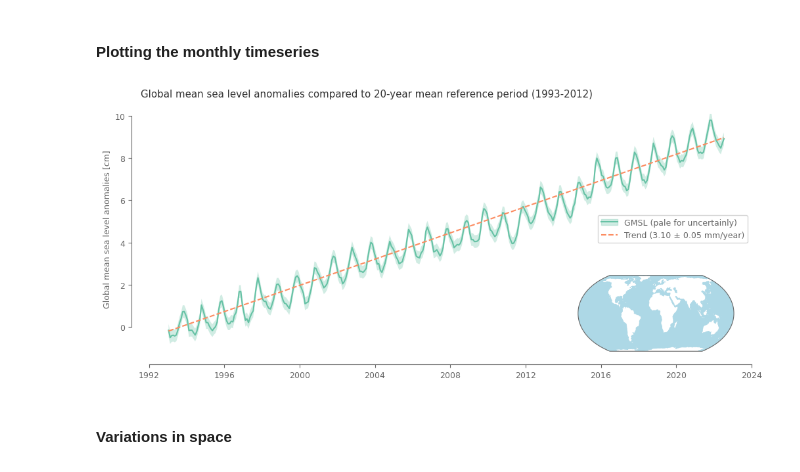
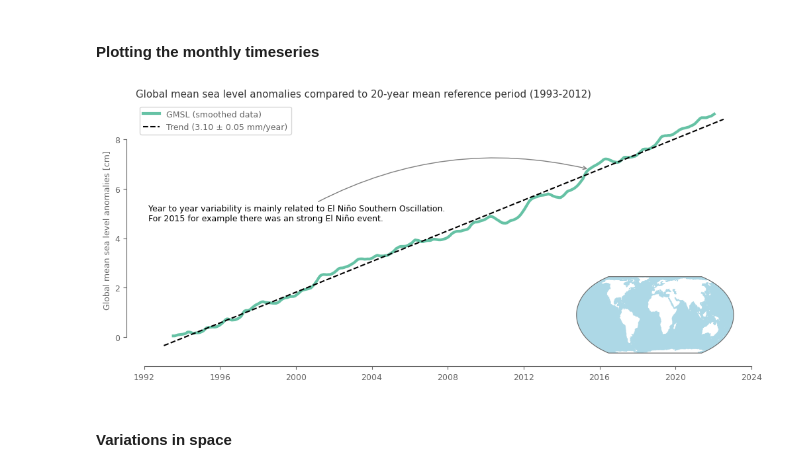
Before and after one commit to ECMWFCode4Earth/sketchbook-earth, a Jupyter notebook: tutorials/04_sea_level/04_sea_level.ipynb, the cells around one changed output. Drawn from its saved outputs; the diff is of its cells as text; code cells hidden in the pictures.

Commit message:
added processed data from Marine Copernicus, and daily data from CDS

```diff
--- a/tutorials/04_sea_level/04_sea_level.ipynb
+++ b/tutorials/04_sea_level/04_sea_level.ipynb
@@ -339,0 +371,18 @@ global_trend = xr.apply_ufunc(linregress_1d,
+# %%
+period_of_interest = {
+    'Full': {'year': slice(1993, 2022)},
+    'Half1': {'year': slice(1993, 2007)},
+    'Half2': {'year': slice(2008, 2022)},
+}
+# %%
+global_trend = []
+for name, period in period_of_interest.items():
+    data = global_average_annual_sla.sel(period) # select the period of interest
+    trend = xr.apply_ufunc(linregress_1d,
+                           data*1e3, data.year.values, # get the data from m to mm
+                           input_core_dims=[["year"], ['t']], output_core_dims=['a'], vectorize=True) # get 1st order linear trend
+    trend = trend.assign_coords({'period': name})
+    global_trend.append(trend)
+
+global_trend = xr.concat(global_trend, dim='period')
+global_trend.isel(a=0)
@@ -341,4 +397,4 @@ global_trend = xr.apply_ufunc(linregress_1d,
 Caclulate fitted values for the linear trend.
 # %%
 time_float = global_average_sla.time.dt.year + global_average_sla.time.dt.dayofyear/365 # get monthly time as float
-linear_fit = global_trend[0]*time_float + global_trend[1] # use the time_float and the coefficients of global_trend to fit the data
+linear_fit = global_trend.sel(period='Full')[0]*time_float + global_trend.sel(period='Full')[1] # get fitted timeseries based on linear trend
@@ -360,31 +402,48 @@ linear_fit = global_trend[0]*time_float + global_trend[1] # use the time_float a
 #### Plotting the monthly timeseries
 # %%
 fig, ax = plt.subplots(1, 1, figsize=(12, 5)) # create the figure and define subplots and figure size
-p1 = (100*global_average_sla).plot(ax=ax) # plot in cm rather than m that is the unit of the data
-ax.fill_between(global_average_sla.time.values, 100*global_average_sla-.3, 100*global_average_sla+.3, alpha=.3)
-p2 = ax.fill(np.NaN, np.NaN, alpha=0.3, color=p1[0].get_color()) # auxiliary plot with no data that is needed for the legend
-p3 = (.1*linear_fit).plot(ax=ax, linestyle='--') # plot the trend data (need to convert to cm from mm)
-ax.legend([(p2[0], p1[0]), p3[0]],
-          ['GMSL (pale for uncertainly)', f'Trend ({global_trend[0]:0.2f} \u00B1 {global_trend[4]:0.2f} mm/year)'], loc=5) # add legend
 
+p1 = (100*temp_smoothed).plot(ax=ax, linewidth=3) # plot in cm rather than m that is the unit of the data
+p2 = (.1*linear_fit).plot(ax=ax, linestyle='--', color='black') # plot the trend data (need to convert to cm from mm)
+
+ax.legend([p1[0], p2[0]],
+          ['GMSL (smoothed data)',
+          f"Trend ({global_trend.sel(period='Full')[0]:0.2f} \u00B1 {global_trend.sel(period='Full')[4]:0.2f} mm/year)"],
+          loc=2) # add legend
+
+
+# formatting the figure
 sns.despine(ax=ax, trim=True, offset=10) # trimming the y and x axis to be visible only from the first till the last tick
 ax.xaxis.set_major_formatter(mdates.DateFormatter('%Y')) # formatting is needed cause the above line breaks the time xticklabels
 
 ax.set_xlabel('') # remove the title from the horizontal axis
 ax.set_ylabel('Global mean sea level anomalies [cm]') # set title in vertical axis
 ax.set_title('Global mean sea level anomalies compared to 20-year mean reference period (1993-2012)') # set title for the subplot
+
 
 # add a small map showing the spatial domain that was used to derive the timeseries. This will be done with the help of inset_axes
 axins = inset_axes(ax, # define the parent subplot
                    width="30%", height="30%", loc="lower right", # give dimensions and location of the nested subplot
                    axes_class=cartopy.mpl.geoaxes.GeoAxes, # define subplot class so that geospatial data can be used
                    axes_kwargs=dict(projection=ccrs.EqualEarth()) # assign a projection in the nested subplot
                    )
 axins.add_feature(cfeature.OCEAN, color='lightblue', lw=.5) # add the oceans as polygons from the cartopy library
 
+# add text regarding the increase of sea level in 2015
+desc = 'Year to year variability is mainly related to El Niño Southern Oscillation.\nFor 2015 for example there was an strong El Niño event.'
+ax.annotate(
+               desc,
+               xy=(pd.to_datetime('20150615'), temp_smoothed.sel(time=pd.to_datetime('20150615'))*100),
+               xytext=(0.02, 0.6),
+               color='black',
+               textcoords=ax.transAxes,
+               ha='left', va='top',
+               arrowprops=dict(arrowstyle='->', color='grey', connectionstyle='arc3,rad=-0.2')
+            )
+
 plt.show()
 # %% [output]
-[figure, old version]
+[figure, new version]
 # %% [markdown]
 #### Variations in space
 # %% [markdown]
```
Also changed, not shown: parts of 58 cells of this notebook, 2 other files.
